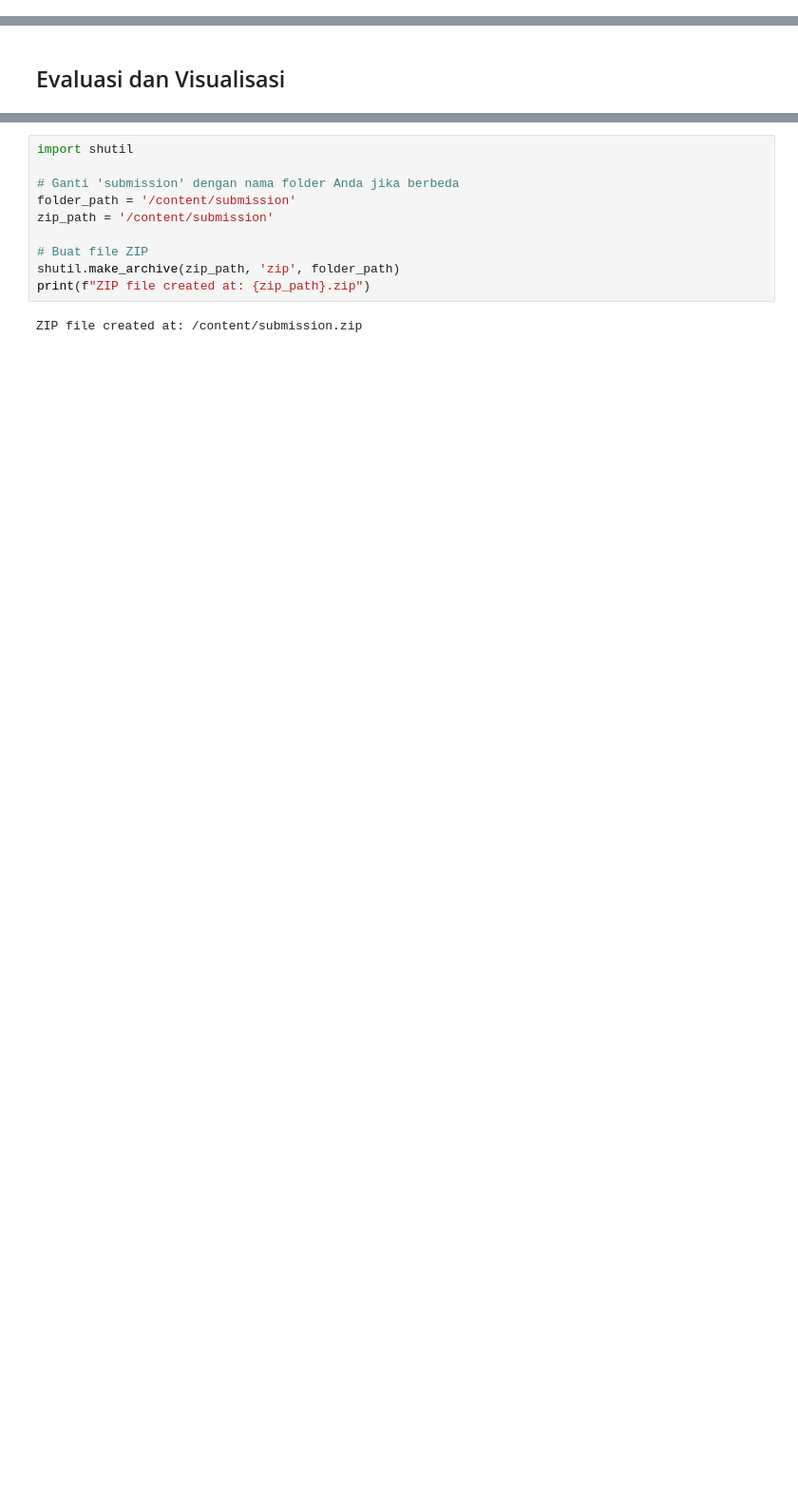
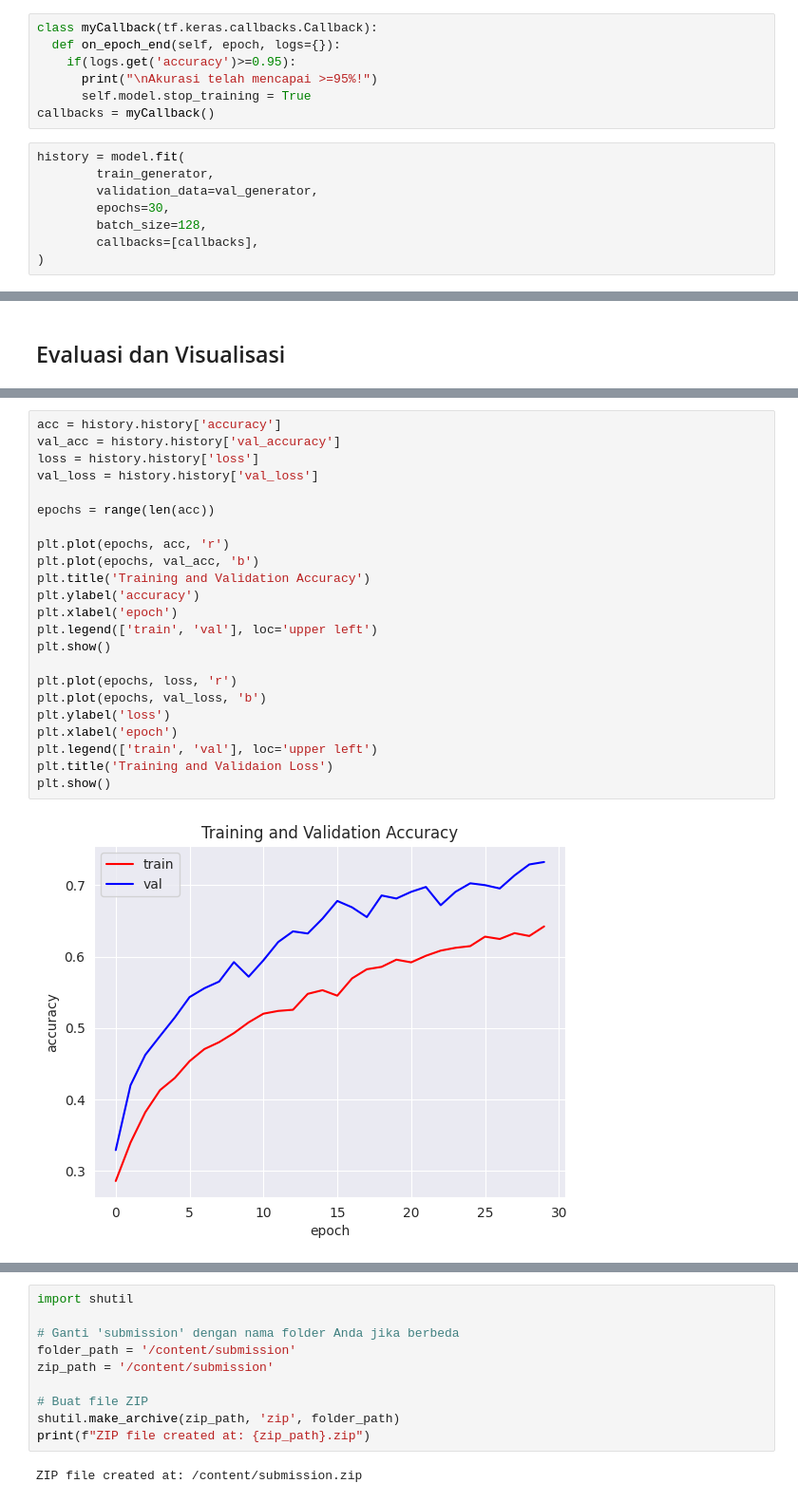
Before and after one commit to Andriansyah2501/Proyek-Klasifikasi-Gambar, a Jupyter notebook: Submission_Akhir.ipynb, the cells around one changed output, grey strips where cells are left out. Shown at 95% size. Drawn from its saved outputs; the diff is of its cells as text; blank space fills up the shorter version.

```diff
--- a/Submission_Akhir.ipynb
+++ b/Submission_Akhir.ipynb
@@ -490,0 +291,15 @@ Final Validation Loss: 0.6627485752105713
+# %%
+class myCallback(tf.keras.callbacks.Callback):
+  def on_epoch_end(self, epoch, logs={}):
+    if(logs.get('accuracy')>=0.95):
+      print("\nAkurasi telah mencapai >=95%!")
+      self.model.stop_training = True
+callbacks = myCallback()
+# %%
+history = model.fit(
+        train_generator,
+        validation_data=val_generator,
+        epochs=30,
+        batch_size=128,
+        callbacks=[callbacks],
+)
@@ -629,0 +333,25 @@ Displaying 5 random test predictions:
+# %%
+acc = history.history['accuracy']
+val_acc = history.history['val_accuracy']
+loss = history.history['loss']
+val_loss = history.history['val_loss']
+
+epochs = range(len(acc))
+
+plt.plot(epochs, acc, 'r')
+plt.plot(epochs, val_acc, 'b')
+plt.title('Training and Validation Accuracy')
+plt.ylabel('accuracy')
+plt.xlabel('epoch')
+plt.legend(['train', 'val'], loc='upper left')
+plt.show()
+
+plt.plot(epochs, loss, 'r')
+plt.plot(epochs, val_loss, 'b')
+plt.ylabel('loss')
+plt.xlabel('epoch')
+plt.legend(['train', 'val'], loc='upper left')
+plt.title('Training and Validaion Loss')
+plt.show()
+# %% [output]
+[figure, added]
```
Also changed, not shown: parts of 32 cells of this notebook.
